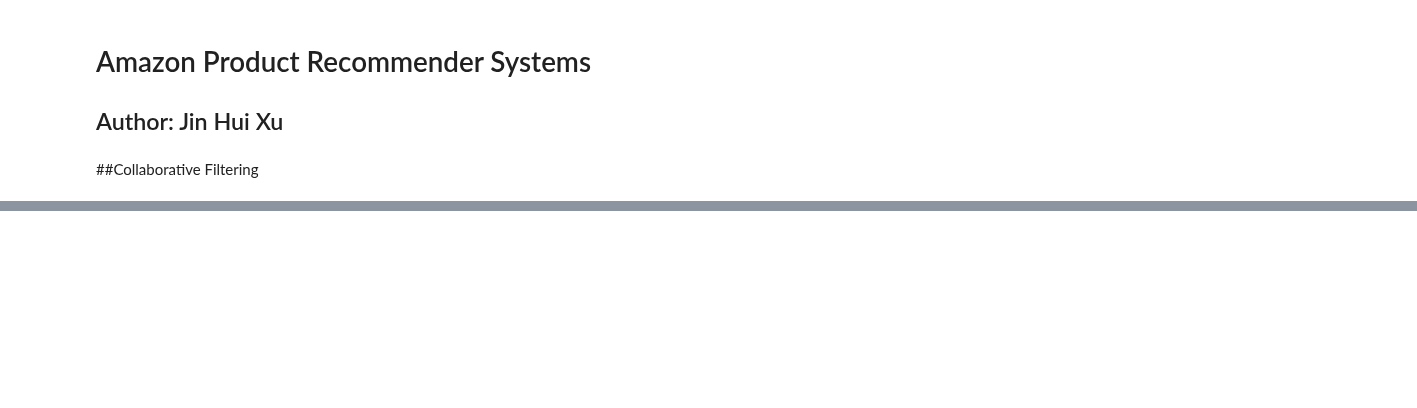
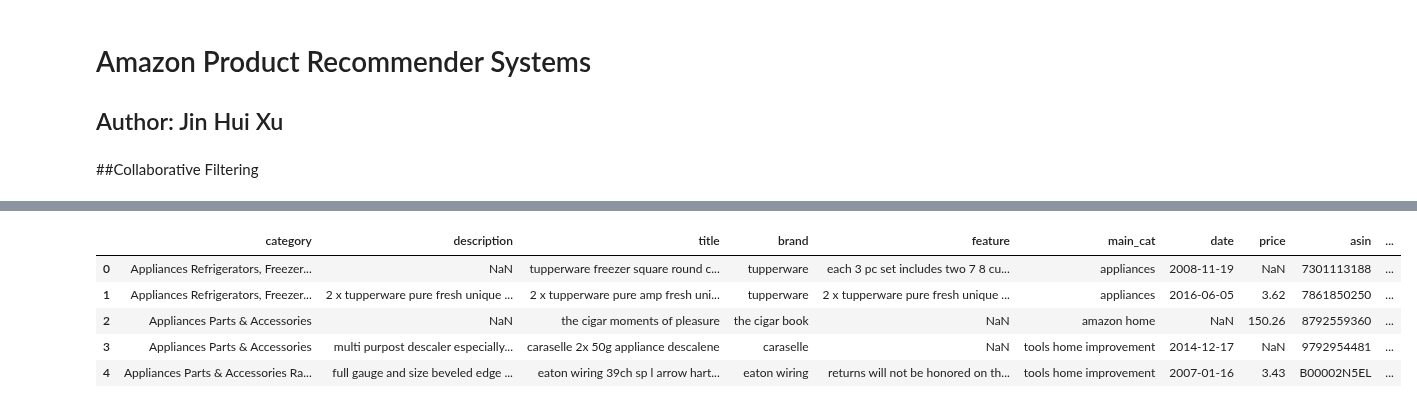
Before and after one commit to DATA-606-SPRING-2022/Jin_DATA606, a Jupyter notebook: ipynb/DATA606_Part2_CollaborativeRecommender.ipynb, the cells around one changed output, grey strips where cells are left out. Drawn from its saved outputs; the diff is of its cells as text; code cells hidden in the pictures; blank space fills up the shorter version.

```diff
--- a/ipynb/DATA606_Part2_CollaborativeRecommender.ipynb
+++ b/ipynb/DATA606_Part2_CollaborativeRecommender.ipynb
@@ -54,0 +70,11 @@ from surprise.model_selection import cross_validate
+# %%
+product_df = pd.read_csv('/content/cleaned_amazon_product.zip?raw=true', compression='zip')
+
+product_df.head()
+# %% [output]
+|  | category | description | title | brand | feature | main_cat | date | price | asin | ... |
+| 0 | Appliances Refrigerators, Freezer... | NaN | tupperware freezer square round c... | tupperware | each 3 pc set includes two 7 8 cu... | appliances | 2008-11-19 | NaN | 7301113188 | ... |
+| 1 | Appliances Refrigerators, Freezer... | 2 x tupperware pure fresh unique ... | 2 x tupperware pure amp fresh uni... | tupperware | 2 x tupperware pure fresh unique ... | appliances | 2016-06-05 | 3.62 | 7861850250 | ... |
+| 2 | Appliances Parts & Accessories | NaN | the cigar moments of pleasure | the cigar book | NaN | amazon home | NaN | 150.26 | 8792559360 | ... |
+| 3 | Appliances Parts & Accessories | multi purpost descaler especially... | caraselle 2x 50g appliance descalene | caraselle | NaN | tools home improvement | 2014-12-17 | NaN | 9792954481 | ... |
+| 4 | Appliances Parts & Accessories Ra... | full gauge and size beveled edge ... | eaton wiring 39ch sp l arrow hart... | eaton wiring | returns will not be honored on th... | tools home improvement | 2007-01-16 | 3.43 | B00002N5EL | ... |
```
Also changed, not shown: parts of 10 cells of this notebook.
